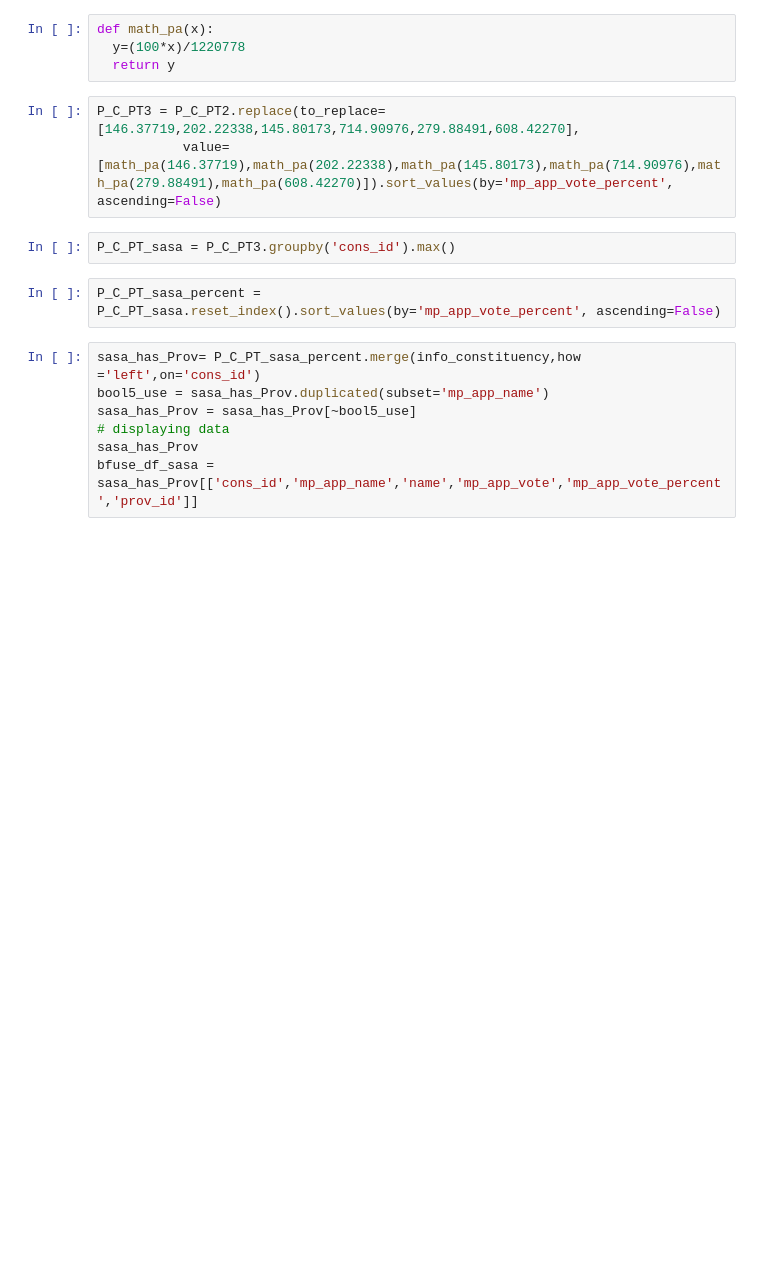
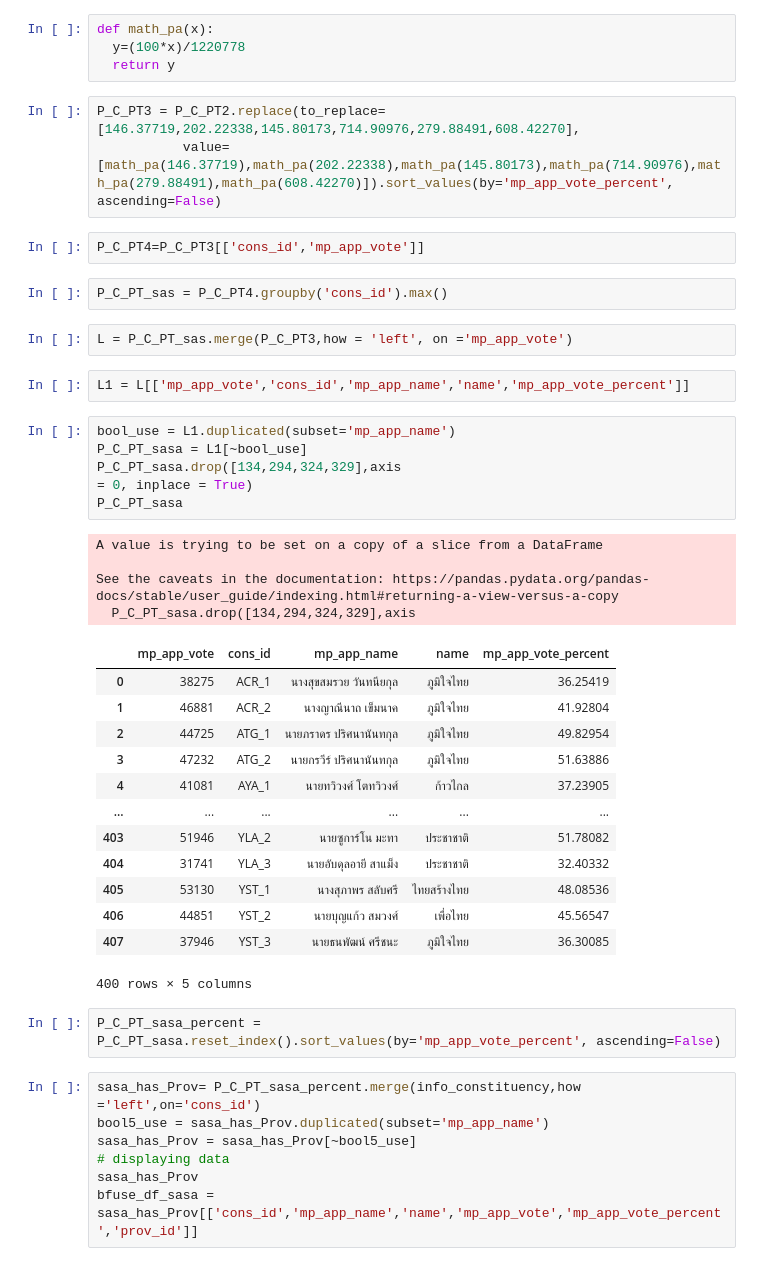
Before and after one commit to MOOwuttichai/python_dataviz2023, a Jupyter notebook: งานโปรเจค.ipynb, the cells around one changed output. Drawn from its saved outputs; the diff is of its cells as text; blank space fills up the shorter version.

```diff
--- a/งานโปรเจค.ipynb
+++ b/งานโปรเจค.ipynb
@@ -422,8 +422,38 @@ def math_pa(x):
 # %%
 P_C_PT3 = P_C_PT2.replace(to_replace=[146.37719,202.22338,145.80173,714.90976,279.88491,608.42270],
            value=[math_pa(146.37719),math_pa(202.22338),math_pa(145.80173),math_pa(714.90976),math_pa(279.88491),math_pa(608.42270)]).sort_values(by='mp_app_vote_percent', ascending=False)
+# %%
+P_C_PT4=P_C_PT3[['cons_id','mp_app_vote']]
 # %%
-P_C_PT_sasa = P_C_PT3.groupby('cons_id').max()
+P_C_PT_sas = P_C_PT4.groupby('cons_id').max()
+# %%
+L = P_C_PT_sas.merge(P_C_PT3,how = 'left', on ='mp_app_vote')
+# %%
+L1 = L[['mp_app_vote','cons_id','mp_app_name','name','mp_app_vote_percent']]
+# %%
+bool_use = L1.duplicated(subset='mp_app_name')
+P_C_PT_sasa = L1[~bool_use]
+P_C_PT_sasa.drop([134,294,324,329],axis
+= 0, inplace = True)
+P_C_PT_sasa
+# %% [output]
+A value is trying to be set on a copy of a slice from a DataFrame
+
+See the caveats in the documentation: https://pandas.pydata.org/pandas-docs/stable/user_guide/indexing.html#returning-a-view-versus-a-copy
+  P_C_PT_sasa.drop([134,294,324,329],axis
+|  | mp_app_vote | cons_id | mp_app_name | name | mp_app_vote_percent |
+| 0 | 38275 | ACR_1 | นางสุขสมรวย วันทนียกุล | ภูมิใจไทย | 36.25419 |
+| 1 | 46881 | ACR_2 | นางญาณีนาถ เข็มนาค | ภูมิใจไทย | 41.92804 |
+| 2 | 44725 | ATG_1 | นายภราดร ปริศนานันทกุล | ภูมิใจไทย | 49.82954 |
+| 3 | 47232 | ATG_2 | นายกรวีร์ ปริศนานันทกุล | ภูมิใจไทย | 51.63886 |
+| 4 | 41081 | AYA_1 | นายทวิวงศ์ โตทวิวงศ์ | ก้าวไกล | 37.23905 |
+| ... | ... | ... | ... | ... | ... |
+| 403 | 51946 | YLA_2 | นายซูการ์โน มะทา | ประชาชาติ | 51.78082 |
+| 404 | 31741 | YLA_3 | นายอับดุลอายี สาแม็ง | ประชาชาติ | 32.40332 |
+| 405 | 53130 | YST_1 | นางสุภาพร สลับศรี | ไทยสร้างไทย | 48.08536 |
+| 406 | 44851 | YST_2 | นายบุญแก้ว สมวงศ์ | เพื่อไทย | 45.56547 |
+| 407 | 37946 | YST_3 | นายธนพัฒน์ ศรีชนะ | ภูมิใจไทย | 36.30085 |
+400 rows × 5 columns
 # %%
 P_C_PT_sasa_percent = P_C_PT_sasa.reset_index().sort_values(by='mp_app_vote_percent', ascending=False)
 # %%
```
Also changed, not shown: parts of 3 cells of this notebook.
